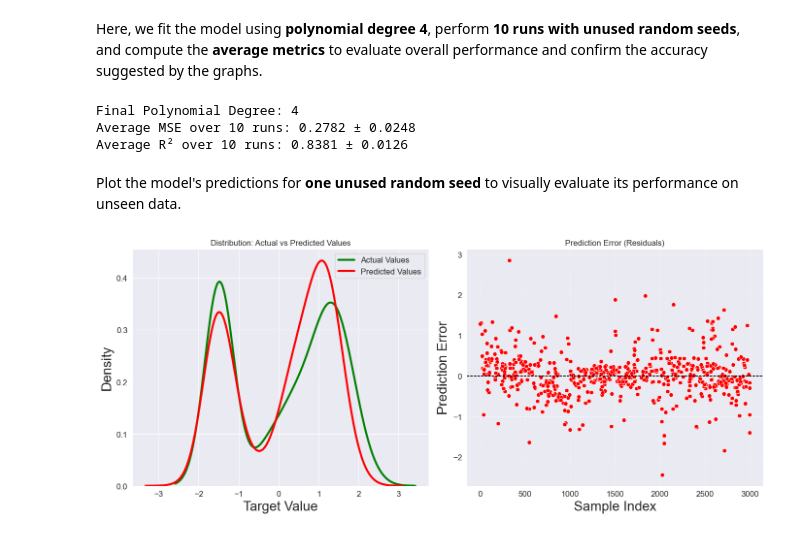
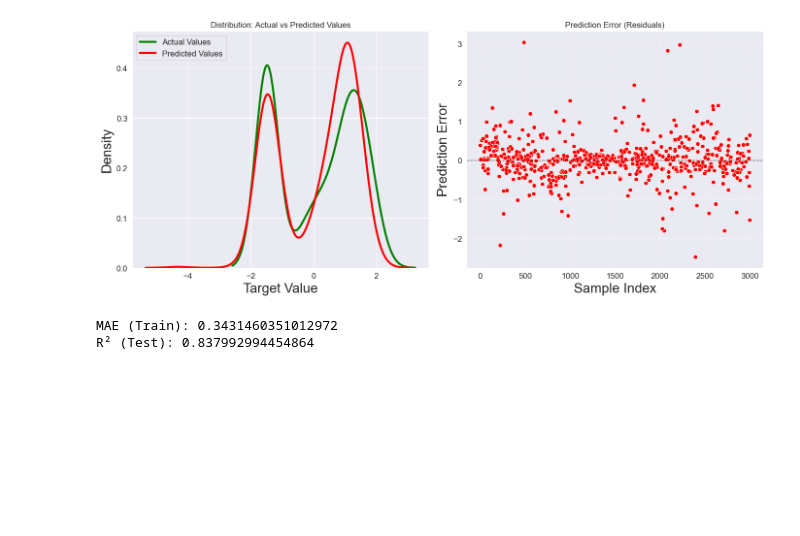
Before and after one commit to EnMiaoYe/APRAU_DEN_C_1211905_1211613_1030058, a Jupyter notebook: src/multiple_regression/model_improvement.ipynb, the cells around one changed output. Saved outputs shown, nothing was run; the diff lists cells and outputs as text; code cells hidden in the pictures; blank space fills up the shorter version.

```diff
--- a/src/multiple_regression/model_improvement.ipynb
+++ b/src/multiple_regression/model_improvement.ipynb
@@ -145,66 +137,6 @@ plt.show()
-# %% [markdown]
-Here, we fit the model using **polynomial degree 4**, perform **10 runs with unused random seeds**, and compute the **average metrics** to evaluate overall performance and confirm the accuracy suggested by the graphs.
-# %%
-mse_scores = []
-r2_scores = []
-poly = PolynomialFeatures(degree=4, include_bias=False)
-
-for i in range(10):
-    i = random.randint(20, 100)  # pick a random integer between 20 and 100
-    X_train, X_test, y_train, y_test = train_test_split(
-        X[optimal_columns], y, test_size=0.2, random_state=i
-    )
-
-    # Polynomial features (degree=4)
-    X_train_pr = poly.fit_transform(X_train[numerical_columns])
-    X_test_pr = poly.transform(X_test[numerical_columns])
-
-    X_train_dummy = X.loc[X_train.index, dummy_cols]
-    X_test_dummy = X.loc[X_test.index, dummy_cols]
-    # Convert to DataFrames
-    X_train_pr = pd.DataFrame(
-        X_train_pr,
-        columns=poly.get_feature_names_out(numerical_columns),
-        index=X_train.index
-    )
-    X_test_pr = pd.DataFrame(
-        X_test_pr,
-        columns=poly.get_feature_names_out(numerical_columns),
-        index=X_test.index
-    )
-
-    # Combine polynomial and dummy columns
-    X_train_final = pd.concat([X_train_pr, X_train_dummy], axis=1)
-    X_test_final = pd.concat([X_test_pr, X_test_dummy], axis=1)
-
-    # Train model
-    lr = LinearRegression()
-    lr.fit(X_train_final, y_train)
-
-    # Predict and evaluate
-    y_pred = lr.predict(X_test_final)
-    mse_scores.append(mean_squared_error(y_test, y_pred))
-    r2_scores.append(r2_score(y_test, y_pred))
-
-# === Average results ===
-mse_avg = np.mean(mse_scores)
-mse_std = np.std(mse_scores)
-r2_avg = np.mean(r2_scores)
-r2_std = np.std(r2_scores)
-
-print(f"Final Polynomial Degree: 4")
-print(f"Average MSE over 10 runs: {mse_avg:.4f} ± {mse_std:.4f}")
-print(f"Average R² over 10 runs: {r2_avg:.4f} ± {r2_std:.4f}")
-# %% [output]
-Final Polynomial Degree: 4
-Average MSE over 10 runs: 0.2782 ± 0.0248
-Average R² over 10 runs: 0.8381 ± 0.0126
-# %% [markdown]
-Plot the model's predictions for **one unused random seed** to visually evaluate its performance on unseen data.
 # %%
-X_train, X_test, y_train, y_test = train_test_split(
-        X[optimal_columns], y, test_size=0.2, random_state=11
-    )
+
+poly = PolynomialFeatures(degree=5, include_bias=False)
 
 X_train_pr = poly.fit_transform(X_train[numerical_columns])
 X_test_pr = poly.transform(X_test[numerical_columns])
@@ -231,34 +163,39 @@ lr_model = lr.fit(X_train_final, y_train)
 
 predictions = lr_model.predict(X_test_final)
 # Create DataFrame for plotting
 df_plot = pd.DataFrame({
     'pr_result': predictions,
     'pr_error': y_test - predictions
 })
 
 # Create figure with 1 row, 2 columns
 fig, axes = plt.subplots(1, 2, figsize=(14, 6))
 
 # --- (1) Distribution plot: Actual vs Predicted ---
 sns.kdeplot(y_test, color="g", label="Actual Values", ax=axes[0])
 sns.kdeplot(df_plot['pr_result'], color="r", label="Predicted Values", ax=axes[0])
 axes[0].set_title("Distribution: Actual vs Predicted Values", fontsize=12)
 axes[0].legend()
 axes[0].set_xlabel("Target Value")
 axes[0].set_ylabel("Density")
 
 # --- (2) Prediction error (residuals) scatter plot ---
 sns.scatterplot(x=df_plot.index, y='pr_error', data=df_plot, color="r", ax=axes[1])
 axes[1].set_title("Prediction Error (Residuals)", fontsize=12)
 axes[1].set_ylabel("Prediction Error")
 axes[1].set_xlabel("Sample Index")
 axes[1].axhline(0, color='black', linestyle='--', linewidth=1)  # reference line at 0
 axes[1].grid(True, linestyle=':', linewidth=0.7)
 
 plt.tight_layout()
 plt.show()
+
+print("MAE (Train):", mean_absolute_error(y_test, predictions))
+print("R² (Test):", r2_score(y_test, predictions))
 # %% [output]
-[figure, old version]
+[figure, new version]
+MAE (Train): 0.3431460351012972
+R² (Test): 0.837992994454864
 # %%
 coef_df = pd.DataFrame({
     'Feature': X_train_final.columns,
```
Also changed, not shown: parts of 4 cells of this notebook, 3 other files.
